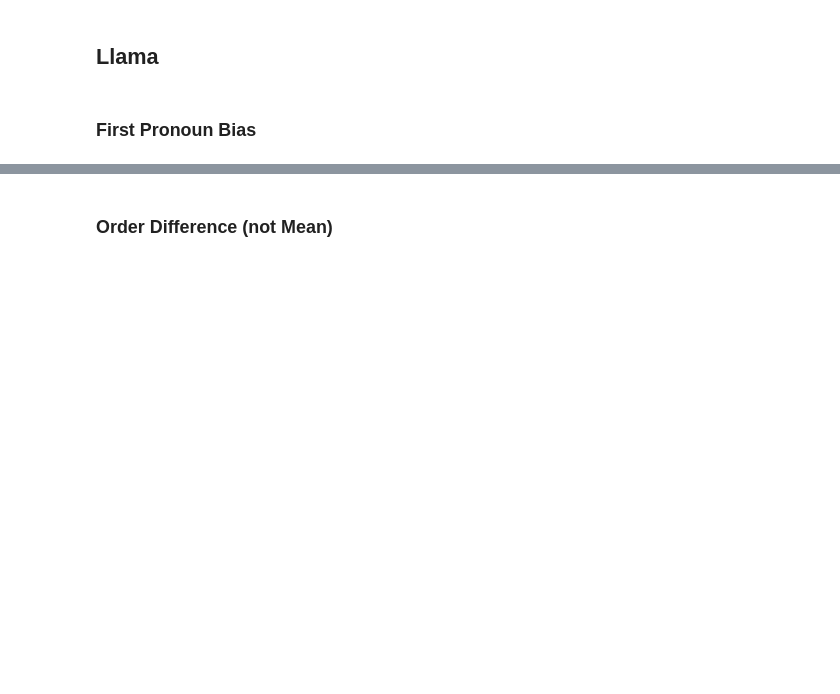
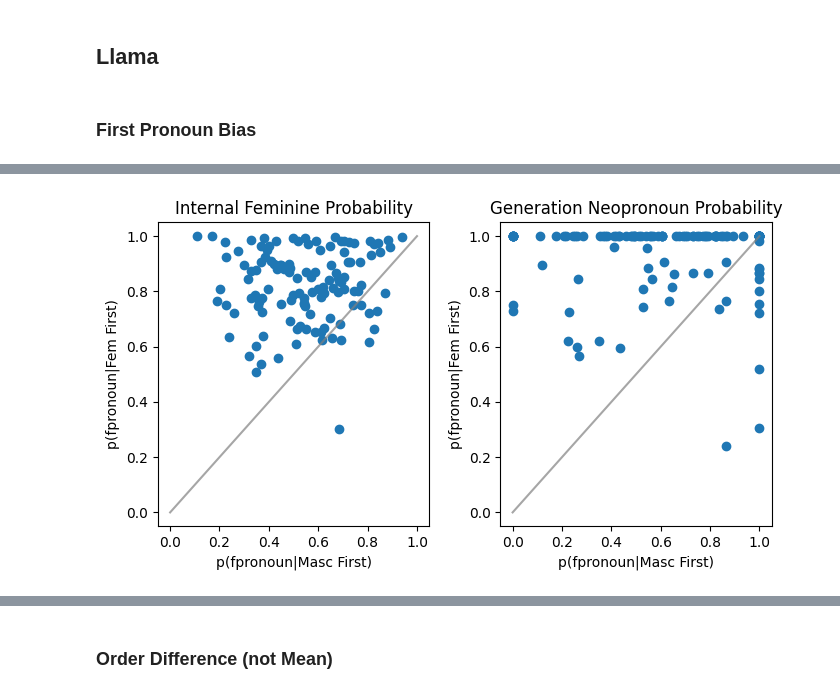
Before and after one commit to sagarkumar16/winogender_contextuality, a Jupyter notebook: notebooks/10-sk-bias-tests.ipynb, the cells around one changed output, grey strips where cells are left out. Saved outputs shown, nothing was run; the diff lists cells and outputs as text; code cells hidden in the pictures; blank space fills up the shorter version.

```diff
--- a/notebooks/10-sk-bias-tests.ipynb
+++ b/notebooks/10-sk-bias-tests.ipynb
@@ -174,3 +180,3 @@ llama_neutral_biases_single = order_bias(llama32_neutral, single_only=True)
 # %%
-llama_gendered_biases_single = order_bias(llama32, single_only=True)
+llama_gendered_biases_single = order_bias(llama32, single_only=True, max_index=max_llama)
 # %%
@@ -268,0 +216,32 @@ plt.title(r"$\langle p(fpro | mfirst) - p(fpro | ffirst) \rangle$, Llama 3.2 1B"
+# %%
+all_mfirst_int = []
+all_ffirst_int = []
+
+all_mfirst_gen = []
+all_ffirst_gen = []
+
+for direction in llama_gendered_biases_single.values():
+    all_mfirst_int.extend([x[1] if ~np.any(np.isnan(x)) else 0 for x in direction['internal']['mfirst']])
+    all_ffirst_int.extend([x[1] if ~np.any(np.isnan(x)) else 0 for x in direction['internal']['ffirst']])
+    all_mfirst_gen.extend([x[1] if ~np.any(np.isnan(x)) else 0 for x in direction['generation']['mfirst']])
+    all_ffirst_gen.extend([x[1] if ~np.any(np.isnan(x)) else 0 for x in direction['generation']['ffirst']])
+
+fig, axs = plt.subplots(1, 2, figsize=(7, 4))
+
+axs[0].scatter(all_mfirst_int, all_ffirst_int)
+axs[1].scatter(all_mfirst_gen, all_ffirst_gen)
+
+axs[0].set_title('Internal Feminine Probability')
+axs[0].set_xlabel('p(fpronoun|Masc First)')
+axs[0].set_ylabel('p(fpronoun|Fem First)')
+
+axs[1].set_title('Generation Neopronoun Probability')
+axs[1].set_xlabel('p(fpronoun|Masc First)')
+axs[1].set_ylabel('p(fpronoun|Fem First)')
+
+axs[0].plot(np.linspace(0,1,20), np.linspace(0,1,20), color='gray', alpha=0.7)
+axs[1].plot(np.linspace(0,1,20), np.linspace(0,1,20), color='gray', alpha=0.7)
+
+plt.tight_layout()
+# %% [output]
+[figure, added]
```
Also changed, not shown: parts of 84 cells of this notebook, 1 other file.
